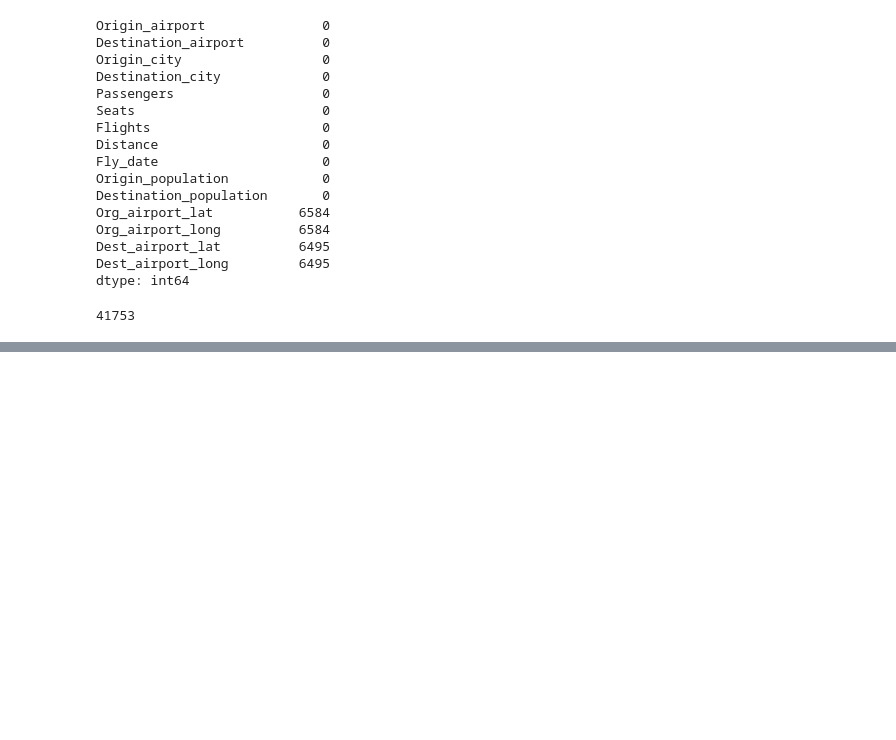
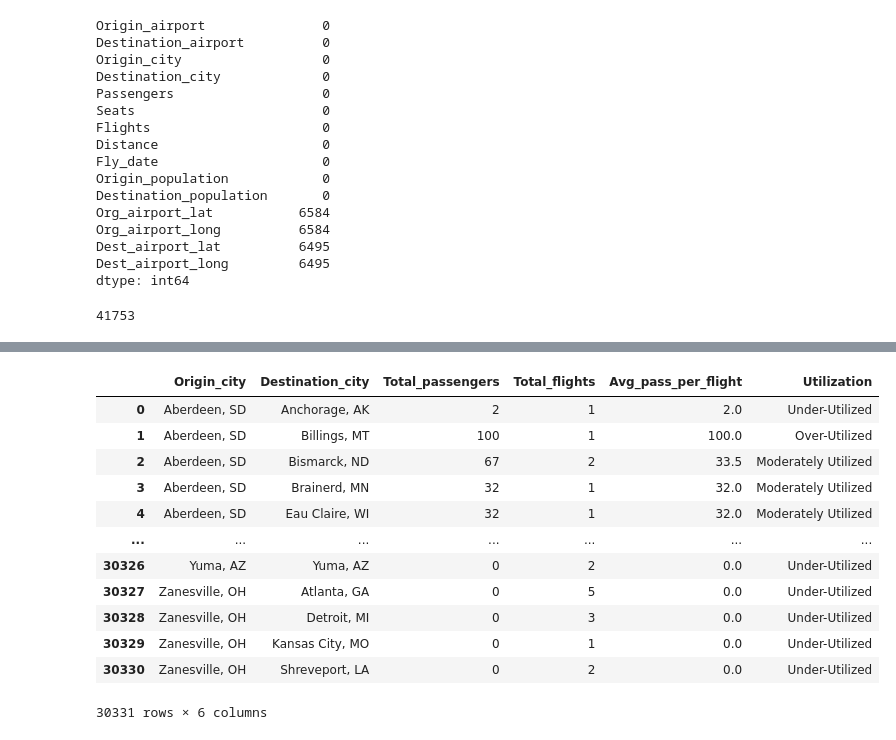
Before and after one commit to robertomagno1/ADM-HM5, a Jupyter notebook: main.ipynb, the cells around one changed output, grey strips where cells are left out. Cells and saved outputs as stored; diff of their text form; code cells hidden in the pictures; blank space fills up the shorter version.

```diff
--- a/main.ipynb
+++ b/main.ipynb
@@ -244,0 +279,26 @@ Identified Hubs (Airports with high degree):
+# %%
+# Calculate the average passengers per flight for each route and highlight under/over-utilized connections.
+
+# Step 1: Add TotalFlights column
+total_flights_df = (
+    df.groupby(["Origin_city", "Destination_city"])["Flights"]
+    .sum()
+    .reset_index()
+    .rename(columns={"Flights": "Total_flights"})
+)
+total_flights_df = total_flights_df[['Origin_city', 'Destination_city', 'Total_flights']]
+
+# Step 2: Merge the two DataFrames
+route_stats = pd.merge(total_passengers_df, total_flights_df, on=["Origin_city", "Destination_city"])
+
+# Avoid division by 0 and null values
+
+# Step 3: Calculate the average passengers per flight
+# Safely calculate average
+route_stats["Avg_pass_per_flight"] = np.where(
+    (route_stats["Total_flights"] > 0) & (route_stats['Total_passengers'] > 0),
+    (route_stats["Total_passengers"] / route_stats["Total_flights"]),
+    0  # Fallback value if TotalFlights is 0
+)
+# Display the results
+route_stats
@@ -244,0 +319,26 @@ Identified Hubs (Airports with high degree):
+# %%
+# Step 4: Highlight under-utilized and over-utilized connections
+# Define thresholds for under-utilized and over-utilized connections
+under_utilized_threshold = route_stats["Avg_pass_per_flight"].quantile(0.3)
+over_utilized_threshold = route_stats["Avg_pass_per_flight"].quantile(0.7)
+
+route_stats["Utilization"] = pd.cut(
+    route_stats["Avg_pass_per_flight"],
+    bins=[-float("inf"), under_utilized_threshold, over_utilized_threshold, float("inf")],
+    labels=["Under-Utilized", "Moderately Utilized", "Over-Utilized"]
+)
+route_stats
+# %% [output]
+|  | Origin_city | Destination_city | Total_passengers | Total_flights | Avg_pass_per_flight | Utilization |
+| 0 | Aberdeen, SD | Anchorage, AK | 2 | 1 | 2.0 | Under-Utilized |
+| 1 | Aberdeen, SD | Billings, MT | 100 | 1 | 100.0 | Over-Utilized |
+| 2 | Aberdeen, SD | Bismarck, ND | 67 | 2 | 33.5 | Moderately Utilized |
+| 3 | Aberdeen, SD | Brainerd, MN | 32 | 1 | 32.0 | Moderately Utilized |
+| 4 | Aberdeen, SD | Eau Claire, WI | 32 | 1 | 32.0 | Moderately Utilized |
+| ... | ... | ... | ... | ... | ... | ... |
+| 30326 | Yuma, AZ | Yuma, AZ | 0 | 2 | 0.0 | Under-Utilized |
+| 30327 | Zanesville, OH | Atlanta, GA | 0 | 5 | 0.0 | Under-Utilized |
+| 30328 | Zanesville, OH | Detroit, MI | 0 | 3 | 0.0 | Under-Utilized |
+| 30329 | Zanesville, OH | Kansas City, MO | 0 | 1 | 0.0 | Under-Utilized |
+| 30330 | Zanesville, OH | Shreveport, LA | 0 | 2 | 0.0 | Under-Utilized |
+30331 rows × 6 columns
```
Also changed, not shown: parts of 11 cells of this notebook.
